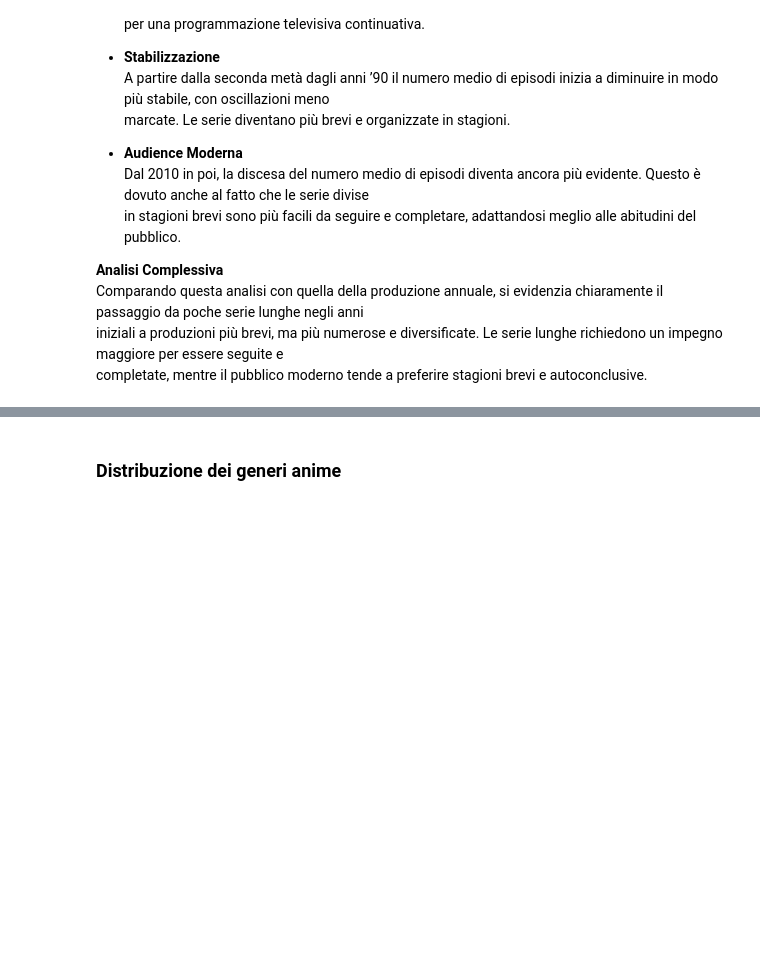
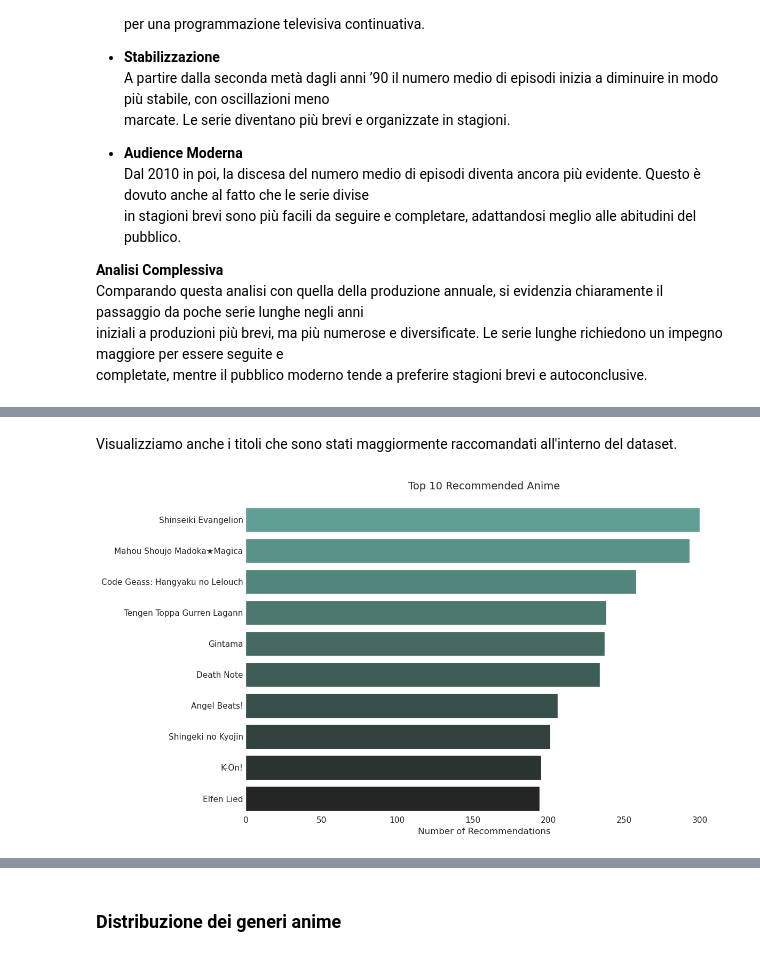
Before and after one commit to sarazunino/HCI, a Jupyter notebook: solution/02_notebook.ipynb, the cells around one changed output, grey strips where cells are left out. Cells and saved outputs as stored; diff of their text form; code cells hidden in the pictures; blank space fills up the shorter version.

```diff
--- a/solution/02_notebook.ipynb
+++ b/solution/02_notebook.ipynb
@@ -252,0 +289,21 @@ completate, mentre il pubblico moderno tende a preferire stagioni brevi e autoco
+# %% [markdown]
+Visualizziamo anche i titoli che sono stati maggiormente raccomandati all'interno del dataset.
+# %%
+df_temp = recommendations_df.copy()
+df_temp = df_temp['recommendation_mal_id'].value_counts().reset_index()
+df_temp.columns = ['mal_id', 'recommendation_count']
+result_df = pd.merge(df_temp, details_df[['mal_id', 'title']], on='mal_id')
+top_10_recommended = result_df.head(10)
+
+sns.set_style("white")
+plt.figure(figsize=(12, 7))
+plt.rcParams['font.family'] = 'DejaVu Sans'
+sns.barplot(x='recommendation_count',  y='title', hue = 'title', data=top_10_recommended, palette='dark:#5A9_r', legend=False)
+sns.despine(left=True, bottom=True)
+plt.xlabel('Number of Recommendations')
+plt.ylabel('')
+plt.title('Top 10 Recommended Anime', fontsize=14, pad=20)
+plt.tight_layout()
+plt.show()
+# %% [output]
+[figure, added]
```
Also changed, not shown: parts of 54 cells of this notebook, 8 other files.
